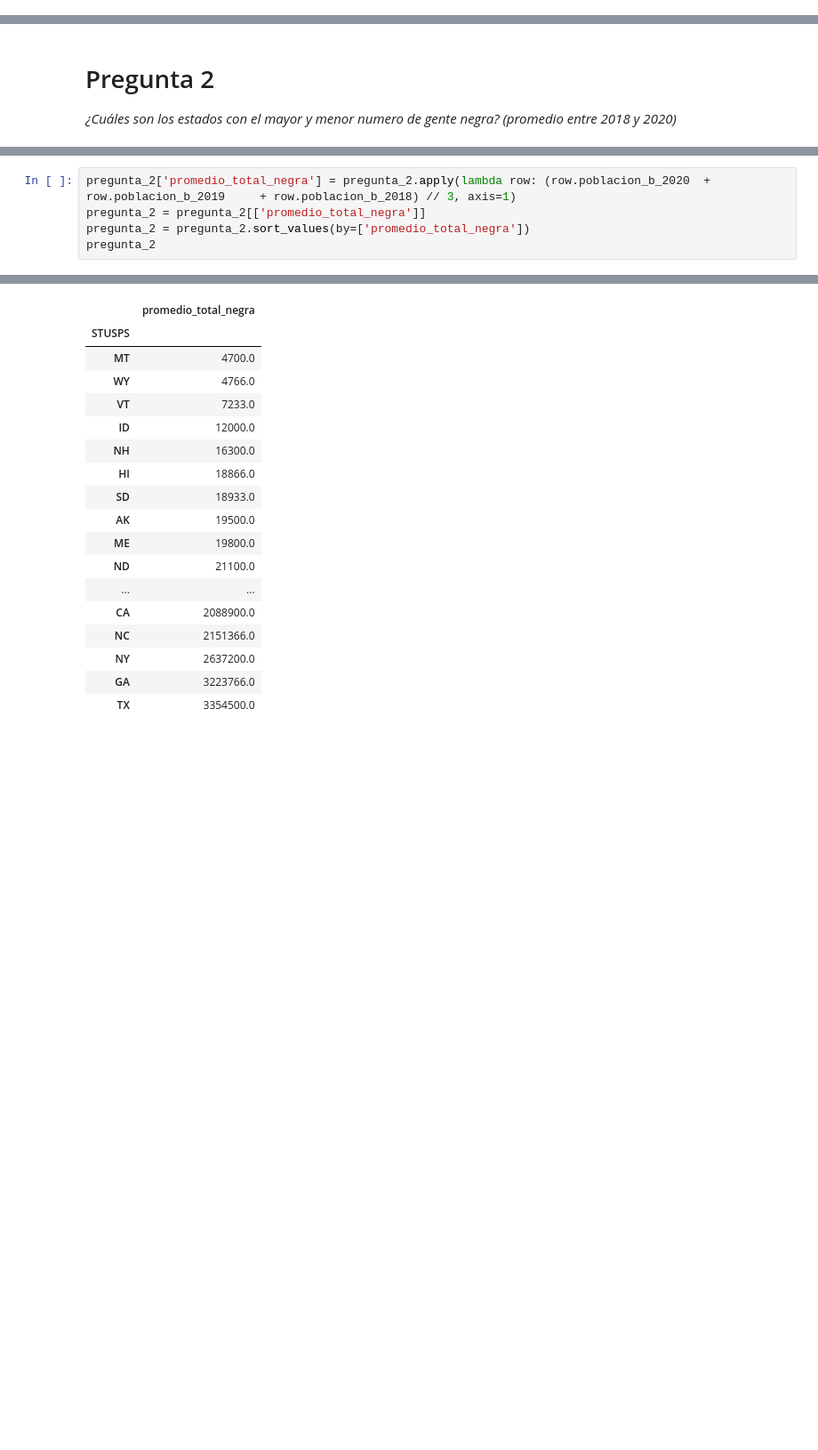
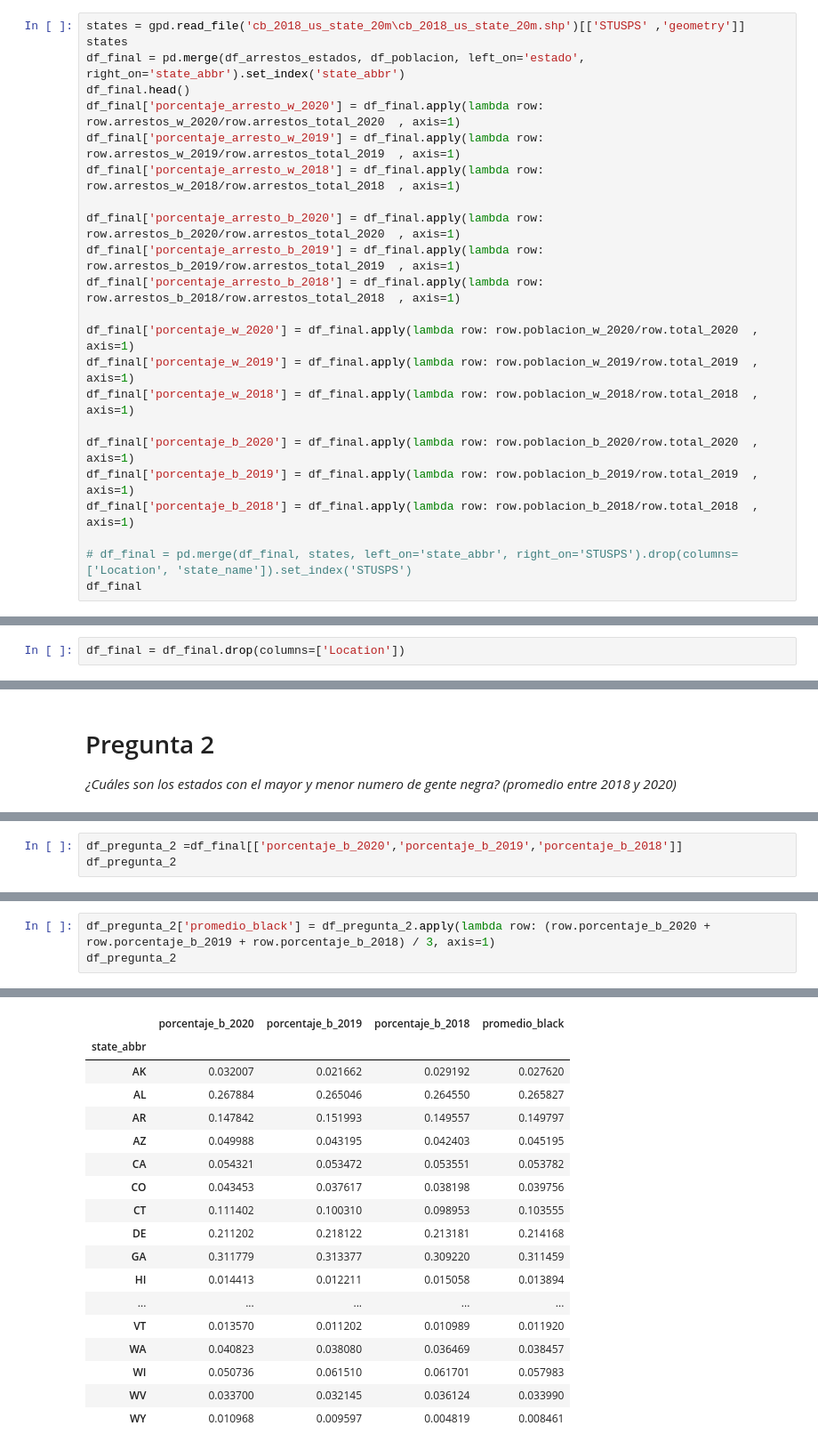
Before and after one commit to daJCP/Proyecto_Ciencia_Datos, a Jupyter notebook: Proyecto/notebook.ipynb, the cells around one changed output, grey strips where cells are left out. Shown at 89% size. Saved outputs shown, nothing was run; the diff lists cells and outputs as text; blank space fills up the shorter version.

```diff
--- a/Proyecto/notebook.ipynb
+++ b/Proyecto/notebook.ipynb
@@ -409,0 +400,23 @@ df_final.head()
+# %%
+states = gpd.read_file('cb_2018_us_state_20m\cb_2018_us_state_20m.shp')[['STUSPS' ,'geometry']]
+states
+df_final = pd.merge(df_arrestos_estados, df_poblacion, left_on='estado', right_on='state_abbr').set_index('state_abbr')
+df_final.head()
+df_final['porcentaje_arresto_w_2020'] = df_final.apply(lambda row: row.arrestos_w_2020/row.arrestos_total_2020  , axis=1)
+df_final['porcentaje_arresto_w_2019'] = df_final.apply(lambda row: row.arrestos_w_2019/row.arrestos_total_2019  , axis=1)
+df_final['porcentaje_arresto_w_2018'] = df_final.apply(lambda row: row.arrestos_w_2018/row.arrestos_total_2018  , axis=1)
+
+df_final['porcentaje_arresto_b_2020'] = df_final.apply(lambda row: row.arrestos_b_2020/row.arrestos_total_2020  , axis=1)
+df_final['porcentaje_arresto_b_2019'] = df_final.apply(lambda row: row.arrestos_b_2019/row.arrestos_total_2019  , axis=1)
+df_final['porcentaje_arresto_b_2018'] = df_final.apply(lambda row: row.arrestos_b_2018/row.arrestos_total_2018  , axis=1)
+
+df_final['porcentaje_w_2020'] = df_final.apply(lambda row: row.poblacion_w_2020/row.total_2020  , axis=1)
+df_final['porcentaje_w_2019'] = df_final.apply(lambda row: row.poblacion_w_2019/row.total_2019  , axis=1)
+df_final['porcentaje_w_2018'] = df_final.apply(lambda row: row.poblacion_w_2018/row.total_2018  , axis=1)
+
+df_final['porcentaje_b_2020'] = df_final.apply(lambda row: row.poblacion_b_2020/row.total_2020  , axis=1)
+df_final['porcentaje_b_2019'] = df_final.apply(lambda row: row.poblacion_b_2019/row.total_2019  , axis=1)
+df_final['porcentaje_b_2018'] = df_final.apply(lambda row: row.poblacion_b_2018/row.total_2018  , axis=1)
+
+# df_final = pd.merge(df_final, states, left_on='state_abbr', right_on='STUSPS').drop(columns=['Location', 'state_name']).set_index('STUSPS')
+df_final
@@ -410,3 +458,5 @@ df_final.head()
+# %%
+df_final = df_final.drop(columns=['Location'])
 # %% [markdown]
 # Preguntas: #
 *1. ¿Cuáles son los estados con más y menos arrestos de gente blanca y afroamericana, en conjunto y por raza? (promedio entre 2018 y 2020)?*
@@ -561,0 +590,3 @@ pregunta_2
+# %%
+df_pregunta_2 =df_final[['porcentaje_b_2020','porcentaje_b_2019','porcentaje_b_2018']]
+df_pregunta_2
@@ -562,8 +612,6 @@ pregunta_2
 # %%
-pregunta_2['promedio_total_negra'] = pregunta_2.apply(lambda row: (row.poblacion_b_2020	 + row.poblacion_b_2019	 + row.poblacion_b_2018) // 3, axis=1)
-pregunta_2 = pregunta_2[['promedio_total_negra']]
-pregunta_2 = pregunta_2.sort_values(by=['promedio_total_negra'])
-pregunta_2
+df_pregunta_2['promedio_black'] = df_pregunta_2.apply(lambda row: (row.porcentaje_b_2020 + row.porcentaje_b_2019 + row.porcentaje_b_2018) / 3, axis=1)
+df_pregunta_2
 # %% [output]
 A value is trying to be set on a copy of a slice from a DataFrame.
 Try using .loc[row_indexer,col_indexer] = value instead
@@ -573,18 +621,18 @@ See the caveats in the documentation: https://pandas.pydata.org/pandas-docs/stab
-|  | promedio_total_negra |
-| STUSPS |  |
-| MT | 4700.0 |
-| WY | 4766.0 |
-| VT | 7233.0 |
-| ID | 12000.0 |
-| NH | 16300.0 |
-| HI | 18866.0 |
-| SD | 18933.0 |
-| AK | 19500.0 |
-| ME | 19800.0 |
-| ND | 21100.0 |
-| ... | ... |
-| CA | 2088900.0 |
-| NC | 2151366.0 |
-| NY | 2637200.0 |
-| GA | 3223766.0 |
-| TX | 3354500.0 |
+|  | porcentaje_b_2020 | porcentaje_b_2019 | porcentaje_b_2018 | promedio_black |
+| state_abbr |  |  |  |  |
+| AK | 0.032007 | 0.021662 | 0.029192 | 0.027620 |
+| AL | 0.267884 | 0.265046 | 0.264550 | 0.265827 |
+| AR | 0.147842 | 0.151993 | 0.149557 | 0.149797 |
+| AZ | 0.049988 | 0.043195 | 0.042403 | 0.045195 |
+| CA | 0.054321 | 0.053472 | 0.053551 | 0.053782 |
+| CO | 0.043453 | 0.037617 | 0.038198 | 0.039756 |
+| CT | 0.111402 | 0.100310 | 0.098953 | 0.103555 |
+| DE | 0.211202 | 0.218122 | 0.213181 | 0.214168 |
+| GA | 0.311779 | 0.313377 | 0.309220 | 0.311459 |
+| HI | 0.014413 | 0.012211 | 0.015058 | 0.013894 |
+| ... | ... | ... | ... | ... |
+| VT | 0.013570 | 0.011202 | 0.010989 | 0.011920 |
+| WA | 0.040823 | 0.038080 | 0.036469 | 0.038457 |
+| WI | 0.050736 | 0.061510 | 0.061701 | 0.057983 |
+| WV | 0.033700 | 0.032145 | 0.036124 | 0.033990 |
+| WY | 0.010968 | 0.009597 | 0.004819 | 0.008461 |
```
Also changed, not shown: parts of 30 cells of this notebook, 1 other file.
